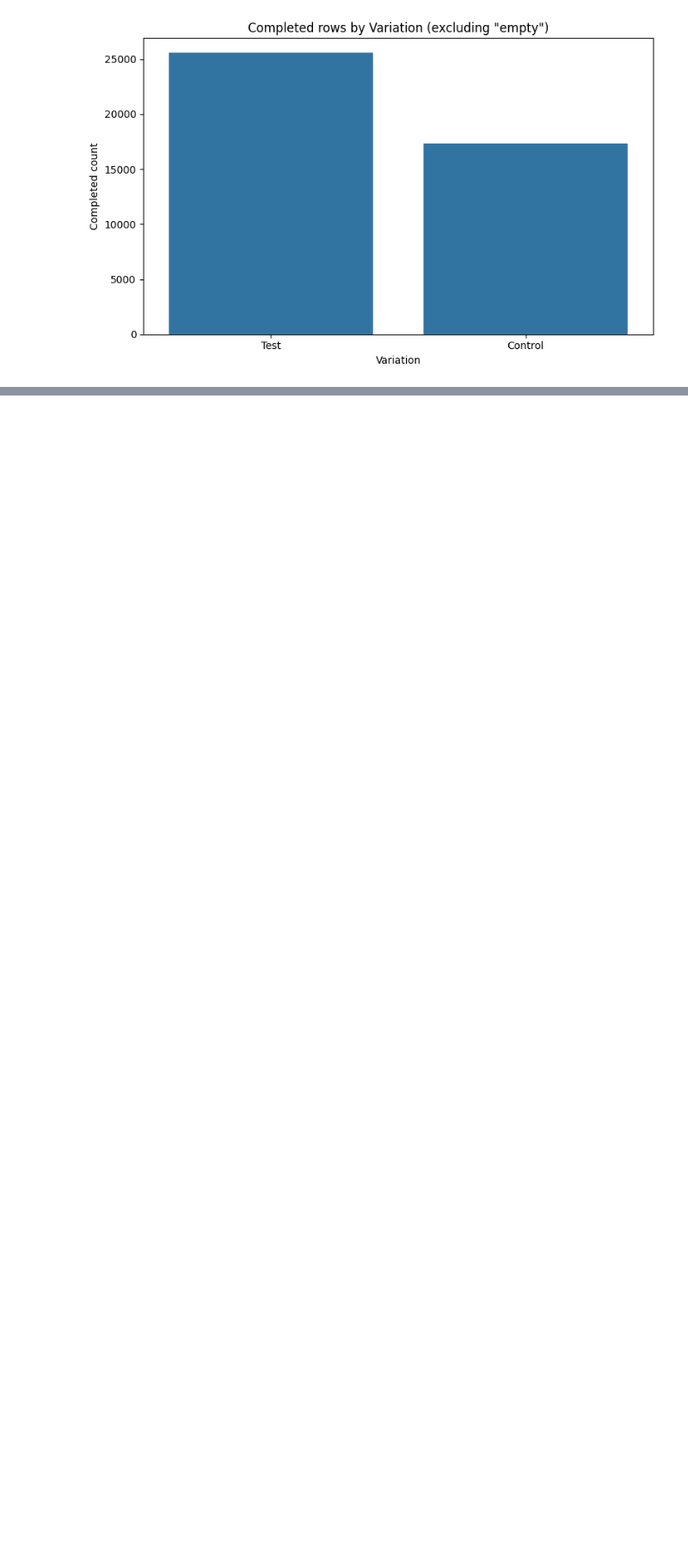
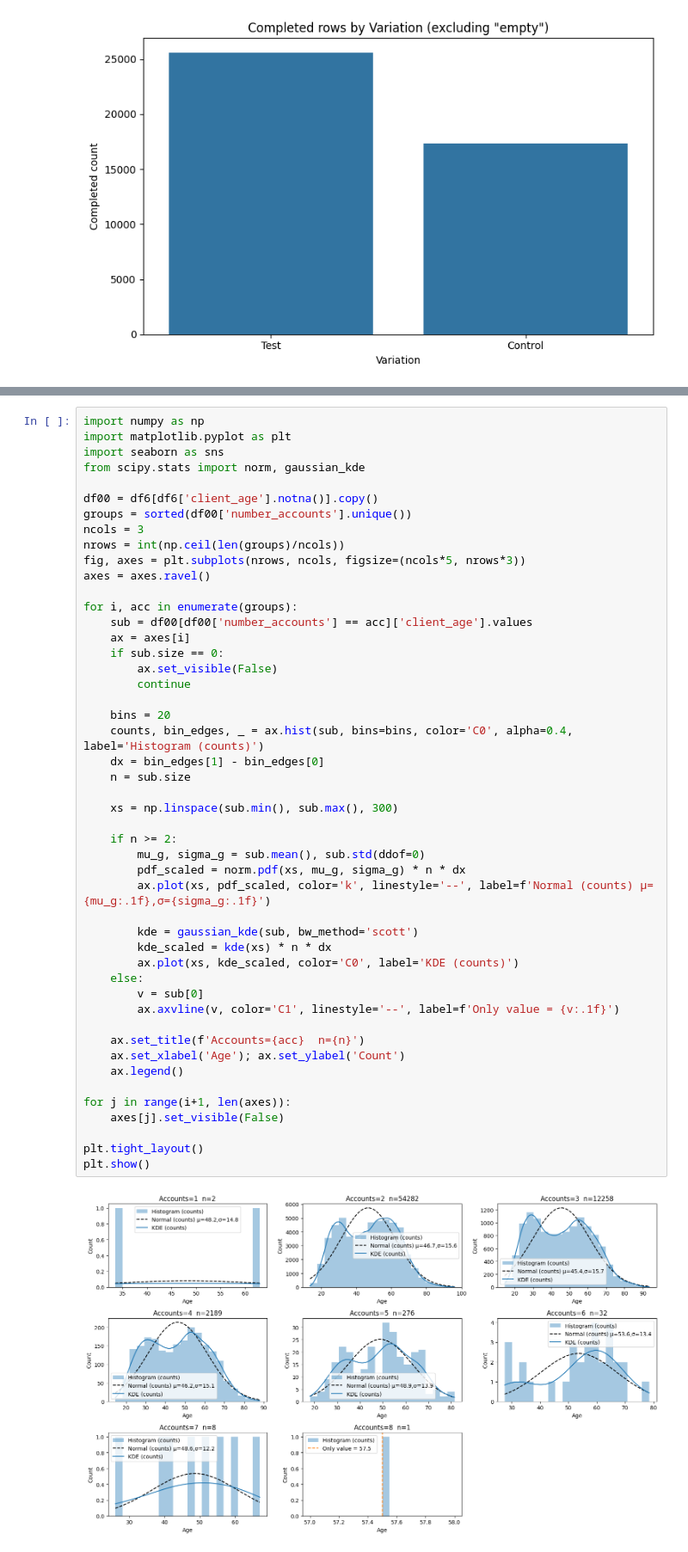
Before and after one commit to bloodnickel/project_2, a Jupyter notebook: 2_Python_Notebook/mykyta.ipynb, the cells around one changed output, grey strips where cells are left out. Shown at 86% size. Drawn from its saved outputs; the diff is of its cells as text; blank space fills up the shorter version.

```diff
--- a/2_Python_Notebook/mykyta.ipynb
+++ b/2_Python_Notebook/mykyta.ipynb
@@ -412,0 +433,50 @@ plt.show()
+# %%
+import numpy as np
+import matplotlib.pyplot as plt
+import seaborn as sns
+from scipy.stats import norm, gaussian_kde
+
+df00 = df6[df6['client_age'].notna()].copy()
+groups = sorted(df00['number_accounts'].unique())
+ncols = 3
+nrows = int(np.ceil(len(groups)/ncols))
+fig, axes = plt.subplots(nrows, ncols, figsize=(ncols*5, nrows*3))
+axes = axes.ravel()
+
+for i, acc in enumerate(groups):
+    sub = df00[df00['number_accounts'] == acc]['client_age'].values
+    ax = axes[i]
+    if sub.size == 0:
+        ax.set_visible(False)
+        continue
+
+    bins = 20
+    counts, bin_edges, _ = ax.hist(sub, bins=bins, color='C0', alpha=0.4, label='Histogram (counts)')
+    dx = bin_edges[1] - bin_edges[0]
+    n = sub.size
+
+    xs = np.linspace(sub.min(), sub.max(), 300)
+
+    if n >= 2:
+        mu_g, sigma_g = sub.mean(), sub.std(ddof=0)
+        pdf_scaled = norm.pdf(xs, mu_g, sigma_g) * n * dx
+        ax.plot(xs, pdf_scaled, color='k', linestyle='--', label=f'Normal (counts) μ={mu_g:.1f},σ={sigma_g:.1f}')
+
+        kde = gaussian_kde(sub, bw_method='scott')
+        kde_scaled = kde(xs) * n * dx
+        ax.plot(xs, kde_scaled, color='C0', label='KDE (counts)')
+    else:
+        v = sub[0]
+        ax.axvline(v, color='C1', linestyle='--', label=f'Only value = {v:.1f}')
+
+    ax.set_title(f'Accounts={acc}  n={n}')
+    ax.set_xlabel('Age'); ax.set_ylabel('Count')
+    ax.legend()
+
+for j in range(i+1, len(axes)):
+    axes[j].set_visible(False)
+
+plt.tight_layout()
+plt.show()
+# %% [output]
+[figure, added]
```
Also changed, not shown: parts of 2 cells of this notebook, 1 other file.
